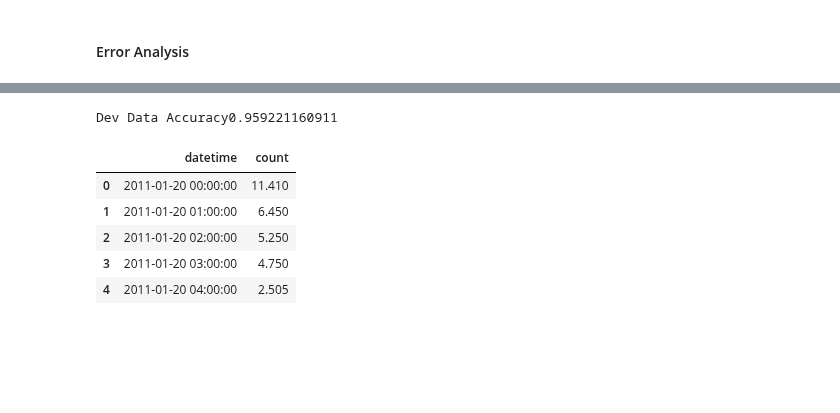
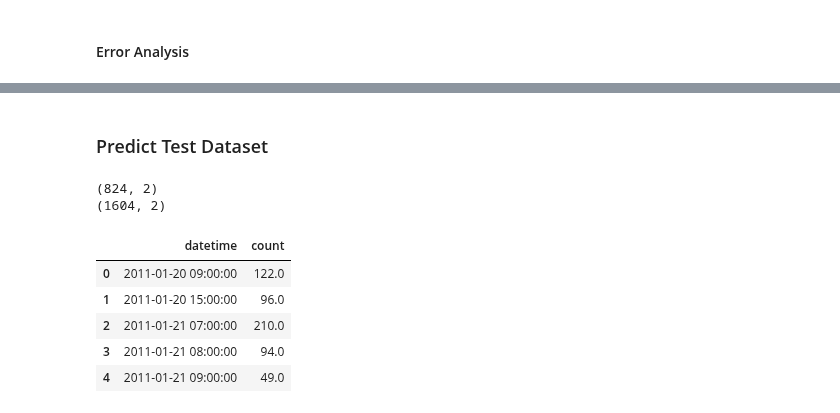
Before and after one commit to zingbretsenucb/w207_kaggleproject, a Jupyter notebook: NC_Work/Model 1.5.ipynb, the cells around one changed output, grey strips where cells are left out. Drawn from its saved outputs; the diff is of its cells as text; code cells hidden in the pictures; blank space fills up the shorter version.

```diff
--- a/NC_Work/Model 1.5.ipynb
+++ b/NC_Work/Model 1.5.ipynb
@@ -390,7 +400,9 @@ searcher.best_params_
 # %% [output]
 {'learning_rate': 1.5, 'n_estimators': 20}
 # %%
-#instantiate the adaboost regressor
+#instantiate adaboost and decision tree regressors
+dt = DecisionTreeRegressor()
+
 ab = AdaBoostRegressor(n_estimators = 20, learning_rate = 1.5, base_estimator = dt)
 
 #fit the classifier for casual rentals
@@ -448,7 +518,11 @@ day_dev_transformed_df = pd.DataFrame(day_dev_transformed)
 # %%
 #Next, train a separate classifier for late night and not late night
-#instantiate the adaboost regressor
-ab_late = AdaBoostRegressor(n_estimators = 20, learning_rate = 1.5, base_estimator = dt)
+#instantiate the late and day regressors
+
+#These models perform exceptionally poorly on the dev data for late night
+ab_late = AdaBoostRegressor(n_estimators = 10, learning_rate = 1.5, base_estimator = dt)
+dt_late = RandomForestRegressor(n_estimators = 200, max_depth = 30)
+
 ab_day = AdaBoostRegressor(n_estimators = 20, learning_rate = 1.5, base_estimator = dt)
 
 #fit the classifier for casual rentals
@@ -639,33 +693,46 @@ See the caveats in the documentation: http://pandas.pydata.org/pandas-docs/stabl
-# %%
-len(train_data[(train_data['low_count_flag'] == train_data['low_count_flag_prediction'])])
-
-print "Dev Data Accuracy" +\
-str(float(len(dev_data[(dev_data['low_count_flag'] == dev_data['low_count_flag_prediction'])])) / float(dev_data.shape[0]))
-# %% [output]
-Dev Data Accuracy0.959221160911
+# %% [markdown]
+### Predict Test Dataset
+# %%
+#predict
+preds_late_test = ab_late.predict(late_night_test_transformed_df)
+preds_day_test = ab_day.predict(day_test_transformed_df)
+
+#convert test predictions to DataFrame
+preds_late_test_df = pd.DataFrame(preds_late_test, columns = ['count'])
+preds_day_test_df = pd.DataFrame(preds_day_test, columns = ['count'])
+
+#reset indices so can append date time
+late_night_test.reset_index(drop = True, inplace = True)
+day_test.reset_index(drop = True, inplace = True)
+
+#add column with datetime
+preds_late_test_df['datetime'] = late_night_test['datetime']
+preds_day_test_df['datetime'] = day_test['datetime']
+
+#stack
+preds_test_df = preds_day_test_df.copy()
+
+preds_test_df = preds_test_df.append(preds_late_test_df)
+# %% [output]
+(824, 2)
+(1604, 2)
 # %%
 #export testing data results
 
 #first change the working directory
 os.chdir("/Users/nwchen24/Desktop/UC_Berkeley/machine_learning/final_project_github_repo/w207_kaggleproject/NC_work/Output/")
 
-#convert test predictions to DataFrame
-preds_test_df = pd.DataFrame(preds_test, columns = ['count'])
-
-#add column with datetime
-preds_test_df['datetime'] = test_data['datetime']
-
 #re-order columns
 preds_test_df = preds_test_df[['datetime', 'count']]
 
 #export to CSV
-preds_test_df.to_csv('NC_submission_1.csv', index = False)
+preds_test_df.to_csv('NC_submission_2.csv', index = False)
 
 preds_test_df.head()
 # %% [output]
 |  | datetime | count |
-| 0 | 2011-01-20 00:00:00 | 11.410 |
-| 1 | 2011-01-20 01:00:00 | 6.450 |
-| 2 | 2011-01-20 02:00:00 | 5.250 |
-| 3 | 2011-01-20 03:00:00 | 4.750 |
-| 4 | 2011-01-20 04:00:00 | 2.505 |
+| 0 | 2011-01-20 09:00:00 | 122.0 |
+| 1 | 2011-01-20 15:00:00 | 96.0 |
+| 2 | 2011-01-21 07:00:00 | 210.0 |
+| 3 | 2011-01-21 08:00:00 | 94.0 |
+| 4 | 2011-01-21 09:00:00 | 49.0 |
```
Also changed, not shown: parts of 12 cells of this notebook, 3 other files.
